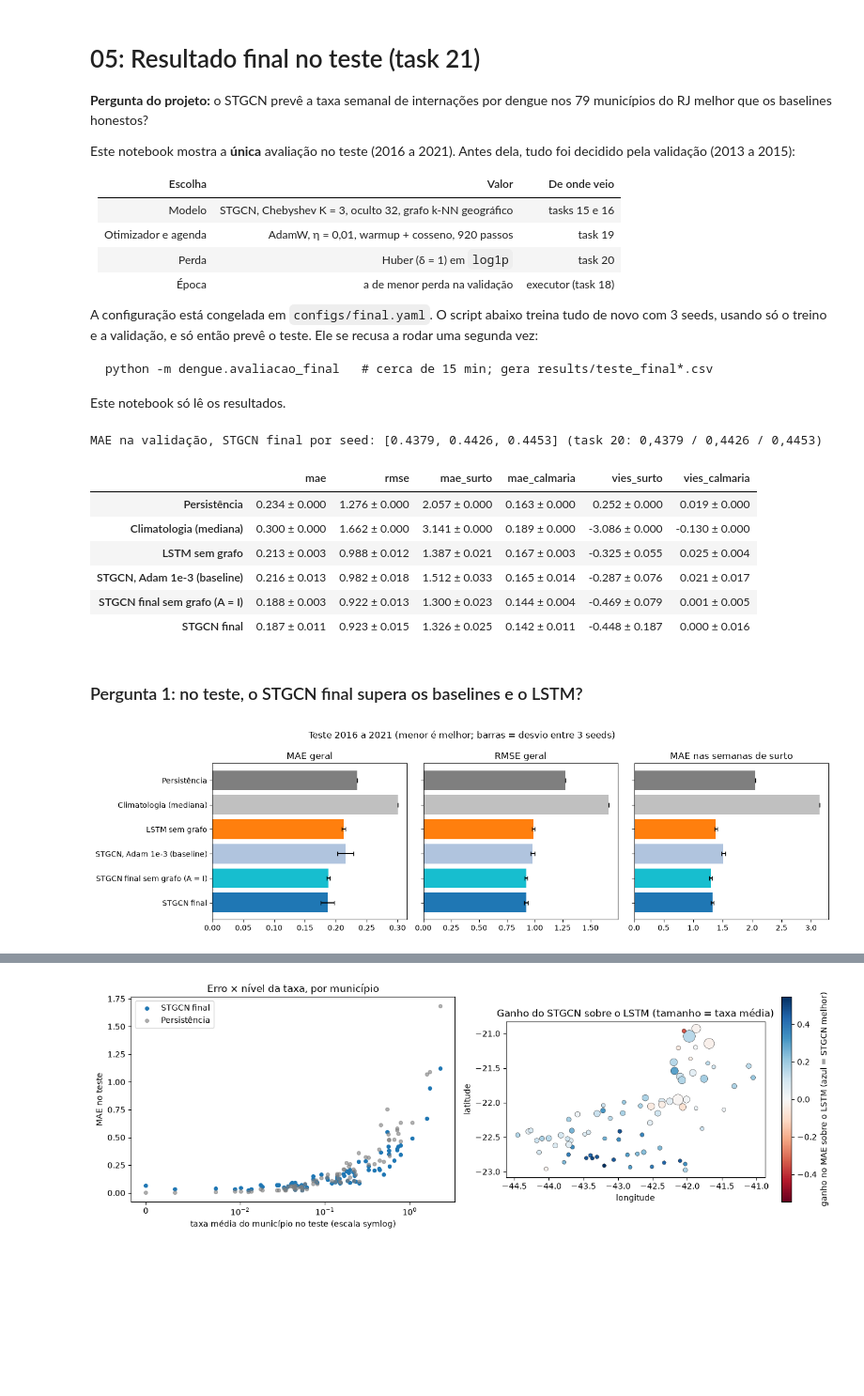
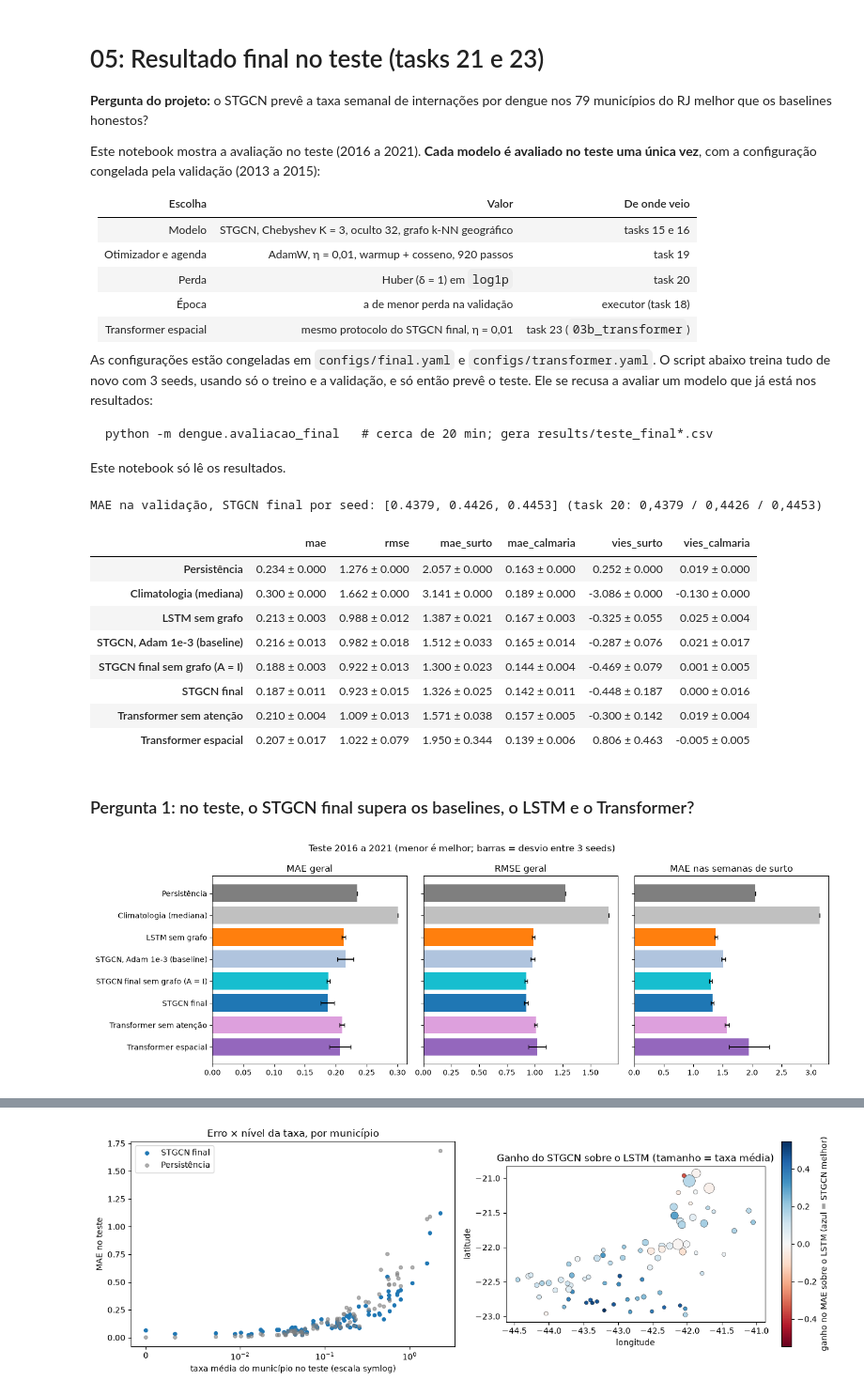
Before and after one commit to pupa-tech/STGNN-Dengue, a Jupyter notebook: notebooks/05_resultado_final.ipynb, the cells around one changed output, grey strips where cells are left out. Shown at 94% size. Drawn from its saved outputs; the diff is of its cells as text; code cells hidden in the pictures; blank space fills up the shorter version.

Commit message:
Notebook 05: Transformer e ablação na análise final do teste

````diff
--- a/notebooks/05_resultado_final.ipynb
+++ b/notebooks/05_resultado_final.ipynb
@@ -1,9 +1,9 @@
 # %% [markdown]
-# 05: Resultado final no teste (task 21)
+# 05: Resultado final no teste (tasks 21 e 23)
 
 **Pergunta do projeto:** o STGCN prevê a taxa semanal de internações por dengue nos 79 municípios do RJ melhor que os baselines honestos?
 
-Este notebook mostra a **única** avaliação no teste (2016 a 2021). Antes dela, tudo foi decidido pela validação (2013 a 2015):
+Este notebook mostra a avaliação no teste (2016 a 2021). **Cada modelo é avaliado no teste uma única vez**, com a configuração congelada pela validação (2013 a 2015):
 
 | Escolha | Valor | De onde veio |
 | --- | --- | --- |
@@ -11,11 +11,12 @@ Este notebook mostra a **única** avaliação no teste (2016 a 2021). Antes dela
 | Otimizador e agenda | AdamW, η = 0,01, warmup + cosseno, 920 passos | task 19 |
 | Perda | Huber (δ = 1) em `log1p` | task 20 |
 | Época | a de menor perda na validação | executor (task 18) |
+| Transformer espacial | mesmo protocolo do STGCN final, η = 0,01 | task 23 (`03b_transformer`) |
 
-A configuração está congelada em `configs/final.yaml`. O script abaixo treina tudo de novo com 3 seeds, usando só o treino e a validação, e só então prevê o teste. Ele se recusa a rodar uma segunda vez:
+As configurações estão congeladas em `configs/final.yaml` e `configs/transformer.yaml`. O script abaixo treina tudo de novo com 3 seeds, usando só o treino e a validação, e só então prevê o teste. Ele se recusa a avaliar um modelo que já está nos resultados:
 
 ```
-python -m dengue.avaliacao_final   # cerca de 15 min; gera results/teste_final*.csv
+python -m dengue.avaliacao_final   # cerca de 20 min; gera results/teste_final*.csv
 ```
 
 Este notebook só lê os resultados.
@@ -33,9 +34,11 @@ munic = pd.read_csv(RES / 'teste_final_municipios.csv', index_col='municipio')
 
 nomes = {'persistencia': 'Persistência', 'climatologia_mediana': 'Climatologia (mediana)',
          'lstm': 'LSTM sem grafo', 'stgcn_base': 'STGCN, Adam 1e-3 (baseline)',
-         'stgcn_sem_grafo': 'STGCN final sem grafo (A = I)', 'stgcn_final': 'STGCN final'}
+         'stgcn_sem_grafo': 'STGCN final sem grafo (A = I)', 'stgcn_final': 'STGCN final',
+         'transformer_sem_atencao': 'Transformer sem atenção', 'transformer': 'Transformer espacial'}
 cores = {'persistencia': 'tab:gray', 'climatologia_mediana': 'silver', 'lstm': 'tab:orange',
-         'stgcn_base': 'lightsteelblue', 'stgcn_sem_grafo': 'tab:cyan', 'stgcn_final': 'tab:blue'}
+         'stgcn_base': 'lightsteelblue', 'stgcn_sem_grafo': 'tab:cyan', 'stgcn_final': 'tab:blue',
+         'transformer_sem_atencao': 'plum', 'transformer': 'tab:purple'}
 ordem = list(nomes)
 
 # Conferência: na validação, o STGCN final repete a Huber da task 20, seed a seed
@@ -62,23 +65,25 @@ MAE na validação, STGCN final por seed: [0.4379, 0.4426, 0.4453] (task 20: 0,4
 | STGCN, Adam 1e-3 (baseline) | 0.216 ± 0.013 | 0.982 ± 0.018 | 1.512 ± 0.033 | 0.165 ± 0.014 | -0.287 ± 0.076 | 0.021 ± 0.017 |
 | STGCN final sem grafo (A = I) | 0.188 ± 0.003 | 0.922 ± 0.013 | 1.300 ± 0.023 | 0.144 ± 0.004 | -0.469 ± 0.079 | 0.001 ± 0.005 |
 | STGCN final | 0.187 ± 0.011 | 0.923 ± 0.015 | 1.326 ± 0.025 | 0.142 ± 0.011 | -0.448 ± 0.187 | 0.000 ± 0.016 |
+| Transformer sem atenção | 0.210 ± 0.004 | 1.009 ± 0.013 | 1.571 ± 0.038 | 0.157 ± 0.005 | -0.300 ± 0.142 | 0.019 ± 0.004 |
+| Transformer espacial | 0.207 ± 0.017 | 1.022 ± 0.079 | 1.950 ± 0.344 | 0.139 ± 0.006 | 0.806 ± 0.463 | -0.005 ± 0.005 |
 # %% [markdown]
-### Pergunta 1: no teste, o STGCN final supera os baselines e o LSTM?
+### Pergunta 1: no teste, o STGCN final supera os baselines, o LSTM e o Transformer?
 # %%
-fig, eixos = plt.subplots(1, 3, figsize=(14, 4))
+fig, eixos = plt.subplots(1, 3, figsize=(14, 4.6))
 titulos = {'mae': 'MAE geral', 'rmse': 'RMSE geral', 'mae_surto': 'MAE nas semanas de surto'}
 for ax, c in zip(eixos, titulos):
     ax.barh([nomes[m] for m in ordem], teste_m[c], xerr=teste_d[c], capsize=3,
             color=[cores[m] for m in ordem])
     ax.set_title(titulos[c])
     ax.invert_yaxis()
 for ax in eixos[1:]:
     ax.set_yticklabels([])
 fig.suptitle('Teste 2016 a 2021 (menor é melhor; barras = desvio entre 3 seeds)')
 plt.tight_layout()
 plt.show()
 # %% [output]
-[figure, old version]
+[figure, new version]
 # %% [markdown]
 **Conclusão:** sim. No teste, o STGCN final tem MAE 0,187 ± 0,011, RMSE 0,923 ± 0,015 e MAE em surto 1,33 ± 0,03.
 - **Contra a persistência**, o melhor baseline: −20% no MAE, −28% no RMSE e −36% no MAE em surto.
````
Also changed, not shown: parts of 8 cells of this notebook, 1 other file.
